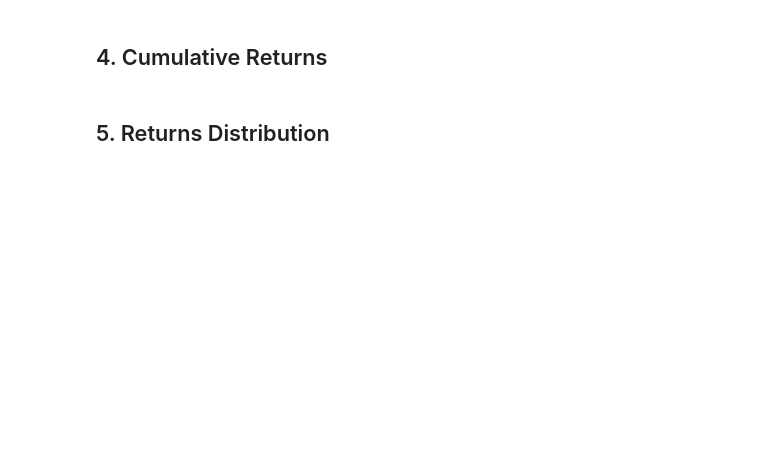
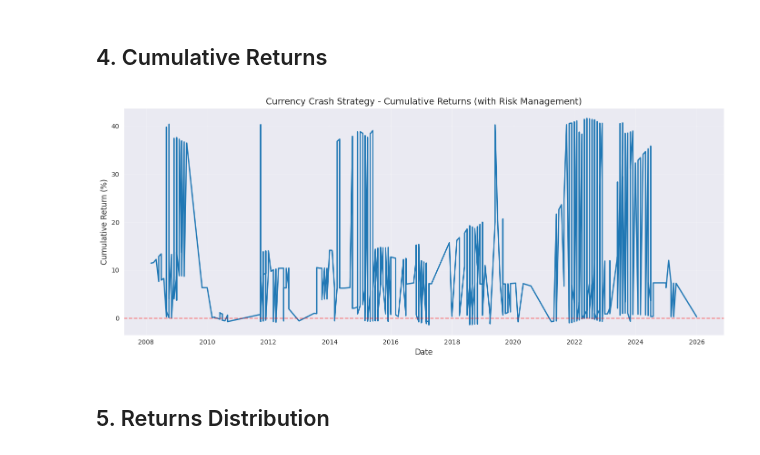
Before and after one commit to FranklineMisango/Algorithmic_Trading_and_HFT_Research, a Jupyter notebook: Algorithmic_Strategies/Currency_Crash_Prediction/notebooks/03_backtest_analysis.ipynb, the cells around one changed output. Cells and saved outputs as stored; diff of their text form; code cells hidden in the pictures; blank space fills up the shorter version.

Commit message:
currency crash pred ; first run trial

```diff
--- a/Algorithmic_Strategies/Currency_Crash_Prediction/notebooks/03_backtest_analysis.ipynb
+++ b/Algorithmic_Strategies/Currency_Crash_Prediction/notebooks/03_backtest_analysis.ipynb
@@ -105,21 +205,23 @@ print("=" * 50)
 # %% [markdown]
 ## 4. Cumulative Returns
 # %%
-# Calculate cumulative returns over time
+# Calculate cumulative returns over time using capital
 trades_df_sorted = trades_df.sort_values('entry_date')
-trades_df_sorted['cumulative_return'] = (1 + trades_df_sorted['net_return']).cumprod() - 1
+trades_df_sorted['cumulative_return'] = (trades_df_sorted['capital_after'] / 1000000) - 1
 
 plt.figure(figsize=(14, 6))
 plt.plot(trades_df_sorted['entry_date'],
          trades_df_sorted['cumulative_return'] * 100,
          linewidth=2)
 plt.axhline(y=0, color='r', linestyle='--', alpha=0.5)
 plt.xlabel('Date', fontsize=12)
 plt.ylabel('Cumulative Return (%)', fontsize=12)
-plt.title('Currency Crash Strategy - Cumulative Returns', fontsize=14)
+plt.title('Currency Crash Strategy - Cumulative Returns (with Risk Management)', fontsize=14)
 plt.grid(True, alpha=0.3)
 plt.tight_layout()
 plt.show()
+# %% [output]
+[figure, added]
 # %% [markdown]
 ## 5. Returns Distribution
 # %%
```
Also changed, not shown: parts of 12 cells of this notebook, 11 other files.
